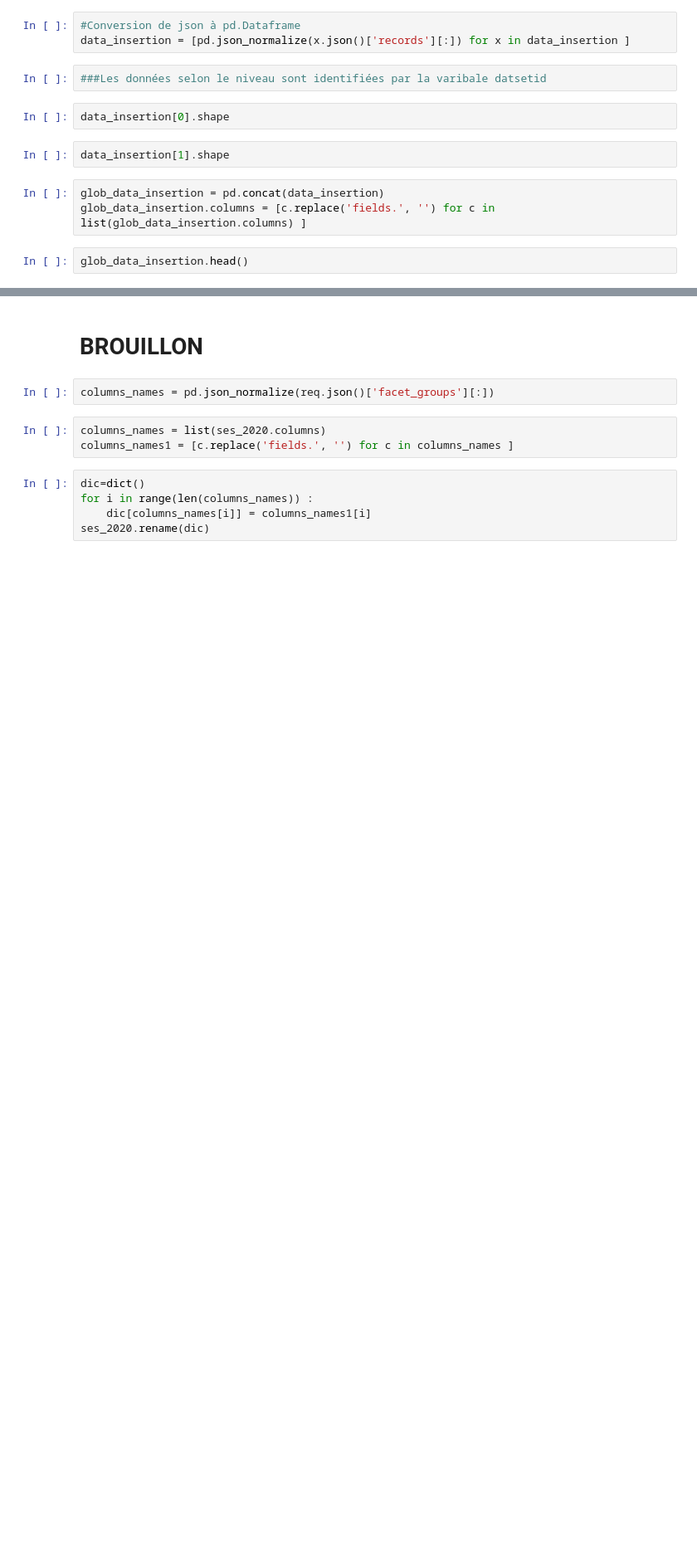
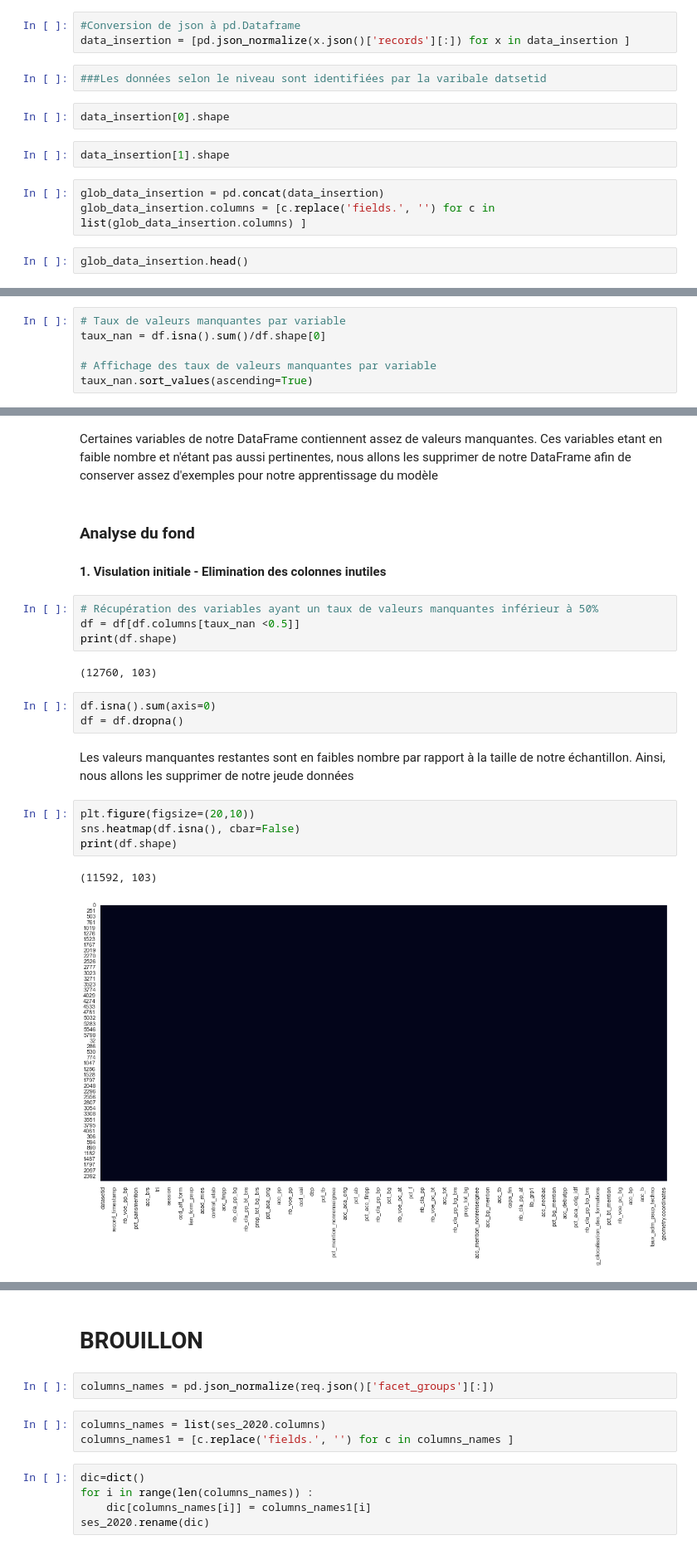
Before and after one commit to DouloSOW/Depot, a Jupyter notebook: principal_script.ipynb, the cells around one changed output, grey strips where cells are left out. Shown at 83% size. Cells and saved outputs as stored; diff of their text form; blank space fills up the shorter version.

```diff
--- a/principal_script.ipynb
+++ b/principal_script.ipynb
@@ -418,0 +505,6 @@ glob_data_insertion.head()
+# %%
+# Taux de valeurs manquantes par variable
+taux_nan = df.isna().sum()/df.shape[0]
+
+# Affichage des taux de valeurs manquantes par variable
+taux_nan.sort_values(ascending=True)
@@ -418,0 +529,23 @@ glob_data_insertion.head()
+# %% [markdown]
+Certaines variables de notre DataFrame contiennent assez de valeurs manquantes. Ces variables etant en faible nombre et n'étant pas aussi pertinentes, nous allons les supprimer de notre DataFrame afin de conserver assez d'exemples pour notre apprentissage du modèle
+# %% [markdown]
+### Analyse du fond
+#### 1. Visulation initiale - Elimination des colonnes inutiles
+# %%
+# Récupération des variables ayant un taux de valeurs manquantes inférieur à 50%
+df = df[df.columns[taux_nan <0.5]]
+print(df.shape)
+# %% [output]
+(12760, 103)
+# %%
+df.isna().sum(axis=0)
+df = df.dropna()
+# %% [markdown]
+Les valeurs manquantes restantes sont en faibles nombre par rapport à la taille de notre échantillon. Ainsi, nous allons les supprimer de notre jeude données
+# %%
+plt.figure(figsize=(20,10))
+sns.heatmap(df.isna(), cbar=False)
+print(df.shape)
+# %% [output]
+(11592, 103)
+[figure, added]
```
Also changed, not shown: parts of 108 cells of this notebook.
